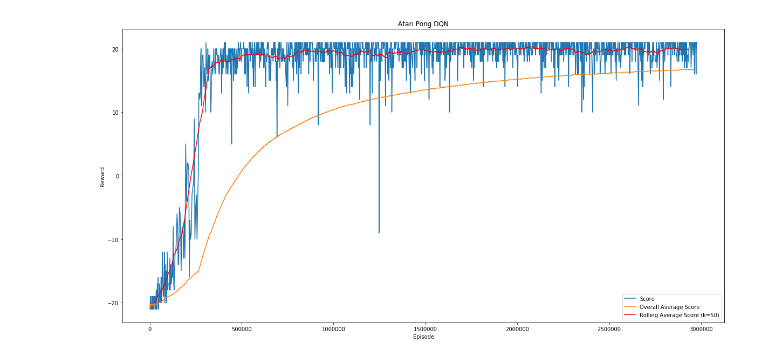
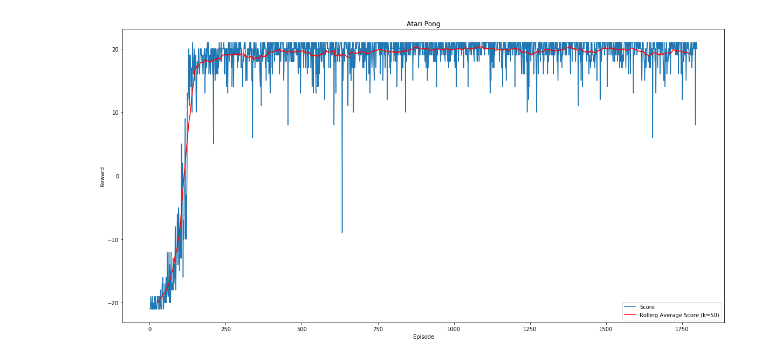
Before and after one commit to RyanGale-AK/DQN, a Jupyter notebook: DQN_stats.ipynb, the cells around one changed output. Saved outputs shown, nothing was run; the diff lists cells and outputs as text; code cells hidden in the pictures.

```diff
--- a/DQN_stats.ipynb
+++ b/DQN_stats.ipynb
@@ -63,6 +62,0 @@ for each_line in new_lines:
-# %%
-import pandas as pd
-from matplotlib import pyplot as plt
-#stats = pd.read_csv('log/dqn.out', header=None)
-df = pd.DataFrame(dicts)
-df.tail()
@@ -76,13 +106,13 @@ df.tail()
 # %%
 rolling_df = df.rolling(50).mean()
 plt.figure(figsize=(20,10))
-plt.plot(df['Total Frames'], df['Episode Score'])
-plt.plot(df['Total Frames'], df['Average Score'])
-plt.plot(rolling_df['Total Frames'], rolling_df['Episode Score'], color='red')
+plt.plot(df['n_episode'], df['Episode Score'])
+#plt.plot(df['Total Frames'], df['Average Score'])
+plt.plot(rolling_df['n_episode'], rolling_df['Episode Score'], color='red')
 plt.xlabel("Episode")
 plt.ylabel("Reward")
-plt.title("Atari Pong DQN")
-plt.legend(['Score','Overall Average Score', 'Rolling Average Score (k=50)'])
+plt.title("Atari Pong")
+plt.legend(['Score', 'Rolling Average Score (k=50)'])
 plt.show()
 # %% [output]
-[figure, old version]
+[figure, new version]
```
Also changed, not shown: parts of 8 cells of this notebook, 5 other files.
